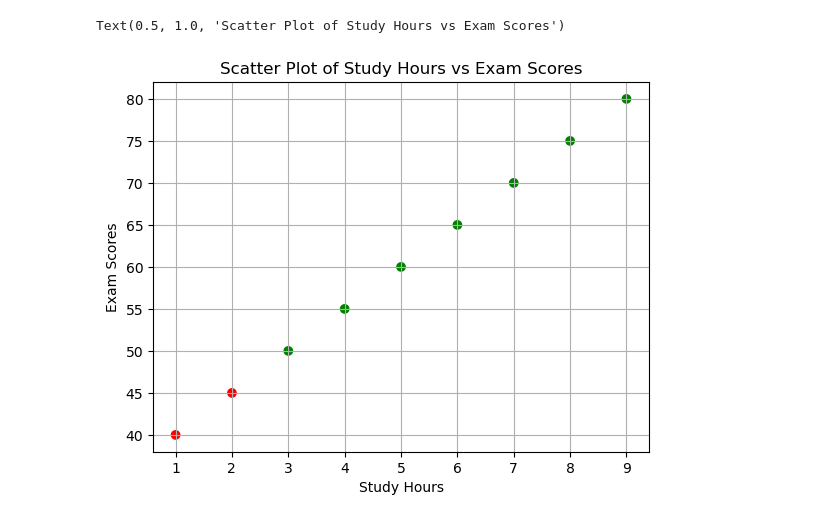
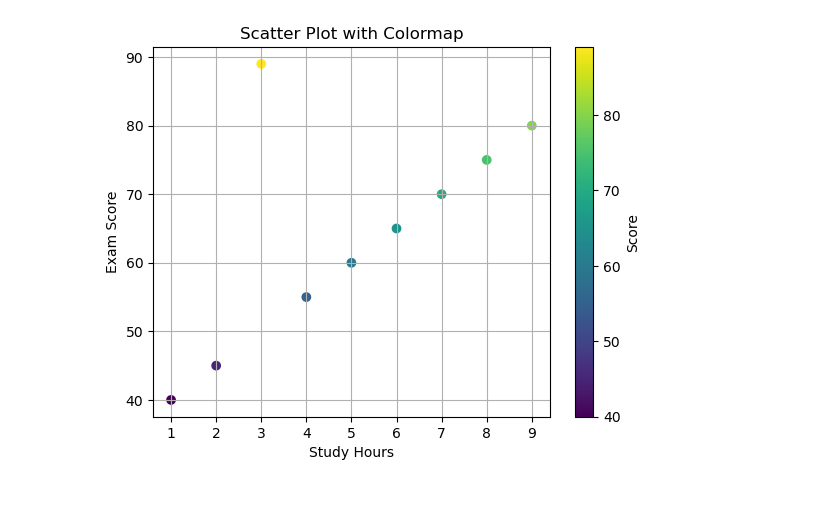
Before and after one commit to AtharvBorkar/Data-Science-Files, a Jupyter notebook: Atharvaa/DataVisualizationUsingMatpotlibAndSeaborn/SactterPlots.ipynb, the cells around one changed output. Cells and saved outputs as stored; diff of their text form; code cells hidden in the pictures.

```diff
--- a/Atharvaa/DataVisualizationUsingMatpotlibAndSeaborn/SactterPlots.ipynb
+++ b/Atharvaa/DataVisualizationUsingMatpotlibAndSeaborn/SactterPlots.ipynb
@@ -2,15 +2,19 @@
 import matplotlib.pyplot as plt
 # %%
 study_hours = [1, 2, 3, 4, 5, 6, 7, 8, 9]
-exam_scores = [40,45,50,55,60,65,70,75,80]
+exam_scores = [40,45,89,55,60,65,70,75,80]
 # %%
+import numpy as np
 
-color = ['red' if score < 50 else 'green' for score in exam_scores]
-plt.scatter(study_hours, exam_scores, c=color)
+# Also works with Numpy Arrays
+scores_normalized = np.array(exam_scores)
+
+plt.scatter(study_hours, exam_scores, c=scores_normalized, cmap='viridis')
+plt.colorbar(label='Score')
+plt.title('Scatter Plot with Colormap')
+plt.xlabel('Study Hours')
+plt.ylabel('Exam Score')
 plt.grid(True)
-plt.xlabel('Study Hours')
-plt.ylabel('Exam Scores')
-plt.title('Scatter Plot of Study Hours vs Exam Scores')
+plt.show()
 # %% [output]
-Text(0.5, 1.0, 'Scatter Plot of Study Hours vs Exam Scores')
-[figure, old version]
+[figure, new version]
```
Also changed, not shown: parts of 1 cell of this notebook.
